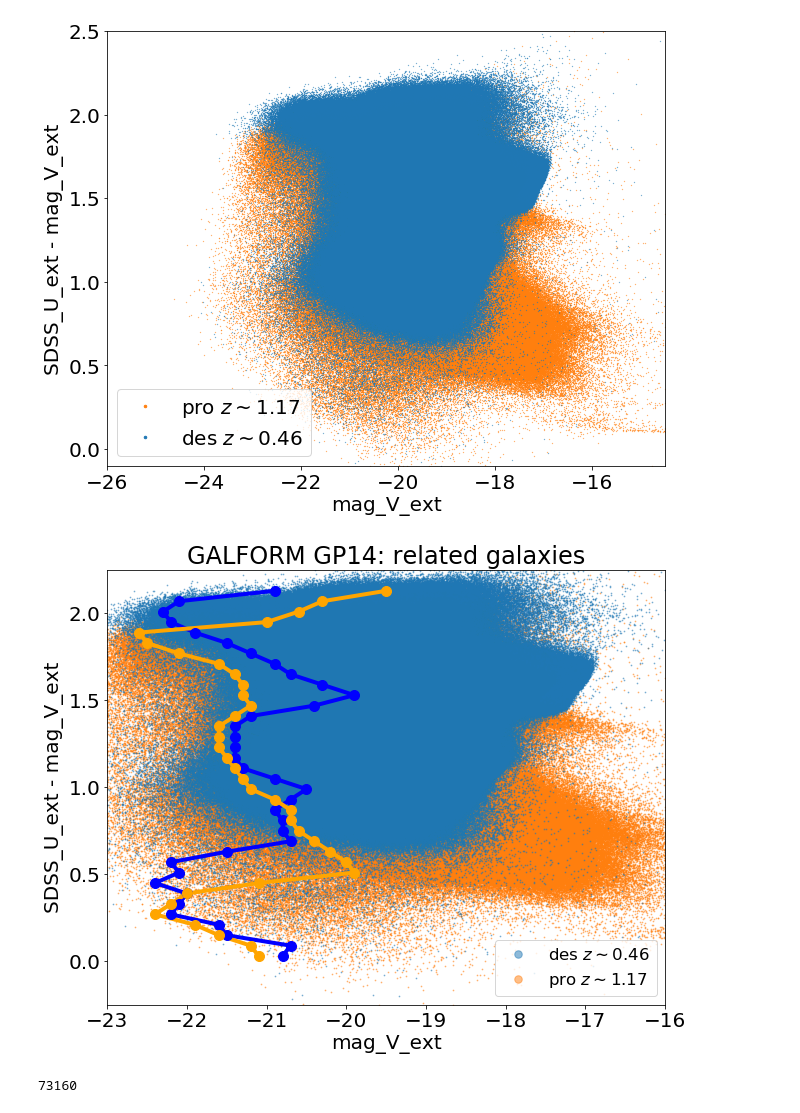
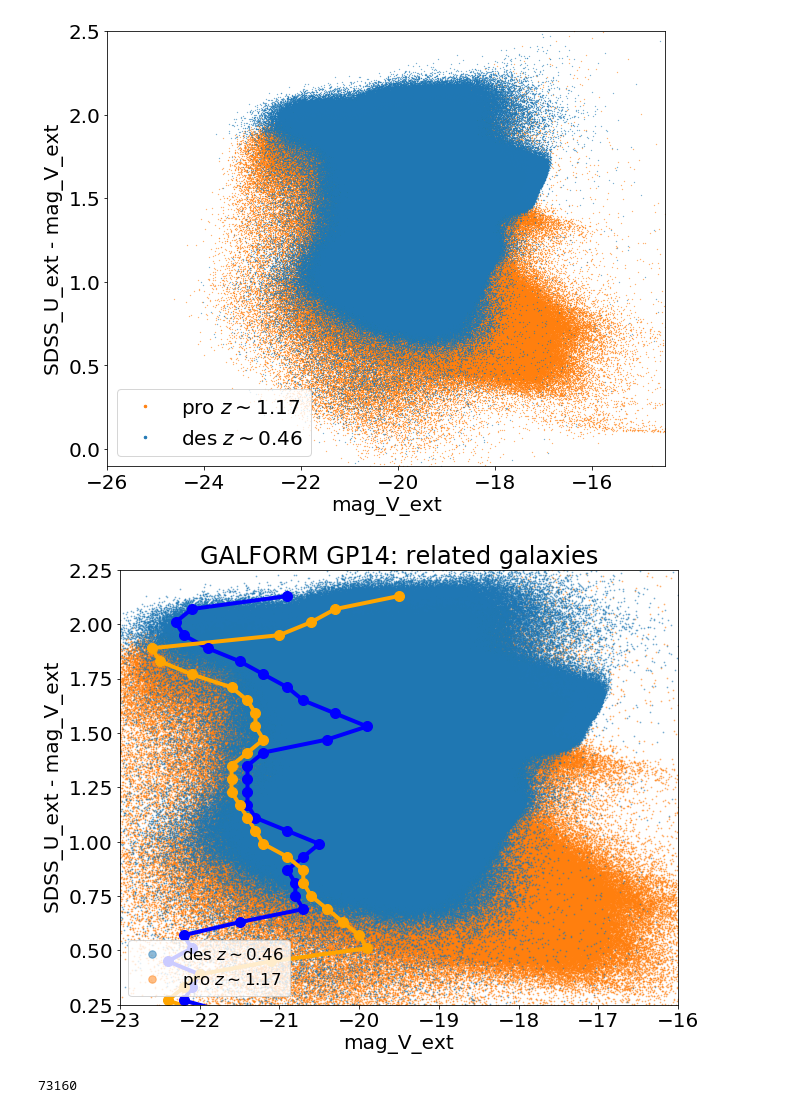
Before and after one commit to GiorgioManzoni/VIPERS_GALFORM, a Jupyter notebook: 008_progenitor_EDGE_egltools.ipynb, the cells around one changed output. Cells and saved outputs as stored; diff of their text form; code cells hidden in the pictures.

```diff
--- a/008_progenitor_EDGE_egltools.ipynb
+++ b/008_progenitor_EDGE_egltools.ipynb
@@ -128,26 +128,26 @@ xedge_pro,yedge_pro = EDGE(V_pro,UV_pro,y_min=0.,y_max=2.2,y_bin_size=0.06)
 # %%
 plt.figure(figsize=(10,8))
 plt.plot(V_des,UV_des,".",markersize=1.5,color='C0',label=r'des $z\sim0.46$',alpha=0.5,zorder=1)
 plt.plot(V_pro,UV_pro,".",markersize=1.5,color='C1',label=r'pro $z\sim1.17$',alpha=0.5,zorder=0)
 plt.plot(xedge_des,yedge_des,"-",lw=4,color='blue')
 plt.plot(xedge_pro,yedge_pro,"-",lw=4,color='orange')
 plt.plot(xedge_des,yedge_des,".",lw=4,color='blue',markersize=20)
 plt.plot(xedge_pro,yedge_pro,".",lw=4,color='orange',markersize=20)
 plt.legend(markerscale=10,loc='best',fontsize='small')
 #for i in range(len(yedge_des)):
 #    plt.axhline(yedge_des[i])
 plt.xlabel("mag_V_ext")
 plt.ylabel("SDSS_U_ext - mag_V_ext")
 plt.title('GALFORM GP14: related galaxies')
 
 
 plt.xlim(-23.,-16.)
-plt.ylim(-0.25,2.25)
+plt.ylim(0.25,2.25)
 
-plt.savefig('../plots/008/bright_edge_GALFORM.png')
+#plt.savefig('../plots/008/bright_edge_GALFORM.png')
 plt.show()
 # %% [output]
-[figure, old version]
+[figure, new version]
 # %%
 VIPERS = Table("../../Data_Sample_V7.fits",hdu=8)
 # %%
```
Also changed, not shown: parts of 7 cells of this notebook.
